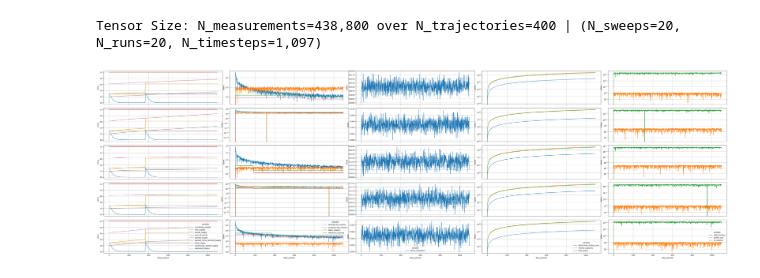
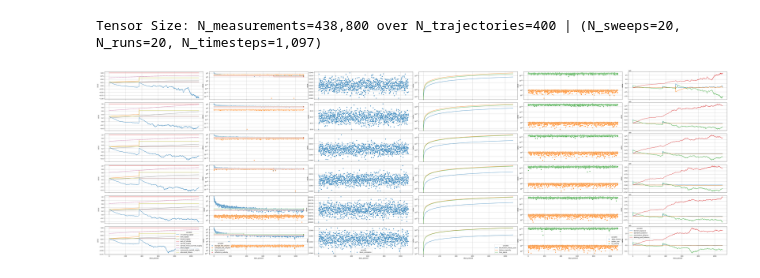
Before and after one commit to BlockScience/subspace, a Jupyter notebook: notebooks/exploratory/inspect_psuu_timestep_tensor.ipynb, the cells around one changed output. Saved outputs shown, nothing was run; the diff lists cells and outputs as text; code cells hidden in the pictures.

Commit message:
fix staking

```diff
--- a/notebooks/exploratory/inspect_psuu_timestep_tensor.ipynb
+++ b/notebooks/exploratory/inspect_psuu_timestep_tensor.ipynb
@@ -20,7 +20,7 @@ pd.set_option('display.max_columns', None)
 lastest_folder = sorted(glob("../../data/simulations/psuu_run-*"))[-1]
 files = [f for f in os.listdir(lastest_folder) if 'timestep_tensor' in f]
 
-sim_df = pd.read_pickle(f"{lastest_folder}/{files[0]}", compression='gzip')
+sim_df = pd.read_pickle(f"{lastest_folder}/{files[-1]}", compression='gzip')
 
 N_sweeps = len(sim_df.subset.unique())
 N_runs = len(sim_df.run.unique())
@@ -37,5 +34,6 @@ trajectory_dfs = [el[1] for el in groupings]
 # %%
 from subspace_model.const import MAX_CREDIT_ISSUANCE
+from random import choices
 
 cols_1 = ['circulating_supply', 'user_supply', 'issued_supply',
        'sum_of_stocks', 'earned_supply', 'earned_minus_burned_supply',
@@ -49,11 +47,16 @@ cols_4 = ['blockchain_history_size', 'history_capacity', 'free_space']
 
 cols_5 = ['delta_history', 'buffer_size', 'tx_volume']
 
+cols_6 = ['farmers_balance', 'operators_balance', 'nominators_balance', 'staking_pool_balance']
 
-N_subsets = 5
-N_cols = 5
+
+N_subsets = 6
+N_cols = 6
 size_per_col = 10.0
 size_per_row = 3
+
+groupings = list(sim_df.groupby(['simulation', 'subset', 'run']))
+trajectory_dfs = choices([el[1] for el in groupings], k=N_subsets)
 
 fig, axes = plt.subplots(nrows=N_subsets, ncols=N_cols, figsize=(N_cols*size_per_col, N_subsets*size_per_row), sharex=True)
 fig.tight_layout()
@@ -74,39 +77,46 @@ for i in range(N_subsets):
 
     ax = axes[i][1]
     melted_df = traj_df.reset_index().melt(id_vars=['days_passed'], value_vars=cols_2)
-    sns.lineplot(melted_df, x='days_passed', y='value', hue='variable', ax=ax)
+    sns.scatterplot(melted_df, x='days_passed', y='value', hue='variable', ax=ax)
     ax.grid()
     ax.set_yscale('log')
     if i < N_subsets - 1:
      ax.get_legend().remove()
 
 
     melted_df = traj_df.reset_index().melt(id_vars=['days_passed'], value_vars=cols_3)
     melted_df['value']
     ax=axes[i][2]
-    sns.lineplot(melted_df, x='days_passed', y='value', hue='variable', ax=ax)
+    sns.scatterplot(melted_df, x='days_passed', y='value', hue='variable', ax=ax)
     ax.grid()
     if i < N_subsets - 1:
      ax.get_legend().remove()
 
     ax = axes[i][3]
     melted_df = traj_df.reset_index().melt(id_vars=['days_passed'], value_vars=cols_4)
     sns.lineplot(melted_df, x='days_passed', y='value', hue='variable', ax=ax)
     ax.grid()
     ax.set_yscale('log')
     if i < N_subsets - 1:
      ax.get_legend().remove()
 
 
     ax = axes[i][4]
     melted_df = traj_df.reset_index().melt(id_vars=['days_passed'], value_vars=cols_5)
-    sns.lineplot(melted_df, x='days_passed', y='value', hue='variable', ax=ax)
+    sns.scatterplot(melted_df, x='days_passed', y='value', hue='variable', ax=ax)
     ax.grid()
     ax.set_yscale('log')
     if i < N_subsets - 1:
      ax.get_legend().remove()
 
+    ax = axes[i][5]
+    melted_df = traj_df.reset_index().melt(id_vars=['days_passed'], value_vars=cols_6)
+    sns.lineplot(melted_df, x='days_passed', y='value', hue='variable', ax=ax)
+    ax.grid()
+    if i < N_subsets - 1:
+     ax.get_legend().remove()
+
 
 plt.show()
 # %% [output]
-[figure, old version]
+[figure, new version]
```
Also changed, not shown: parts of 1 cell of this notebook, 4 other files.
